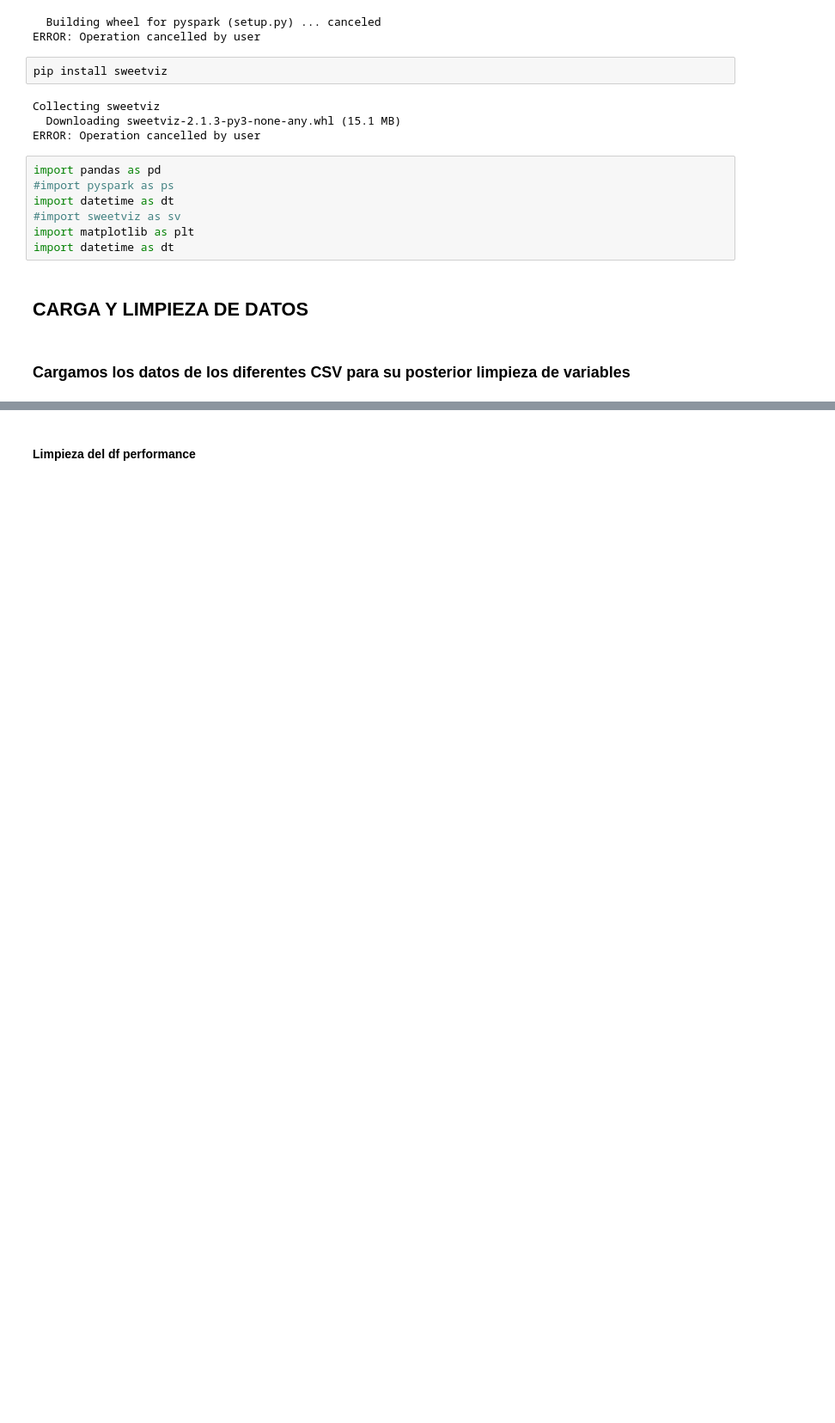
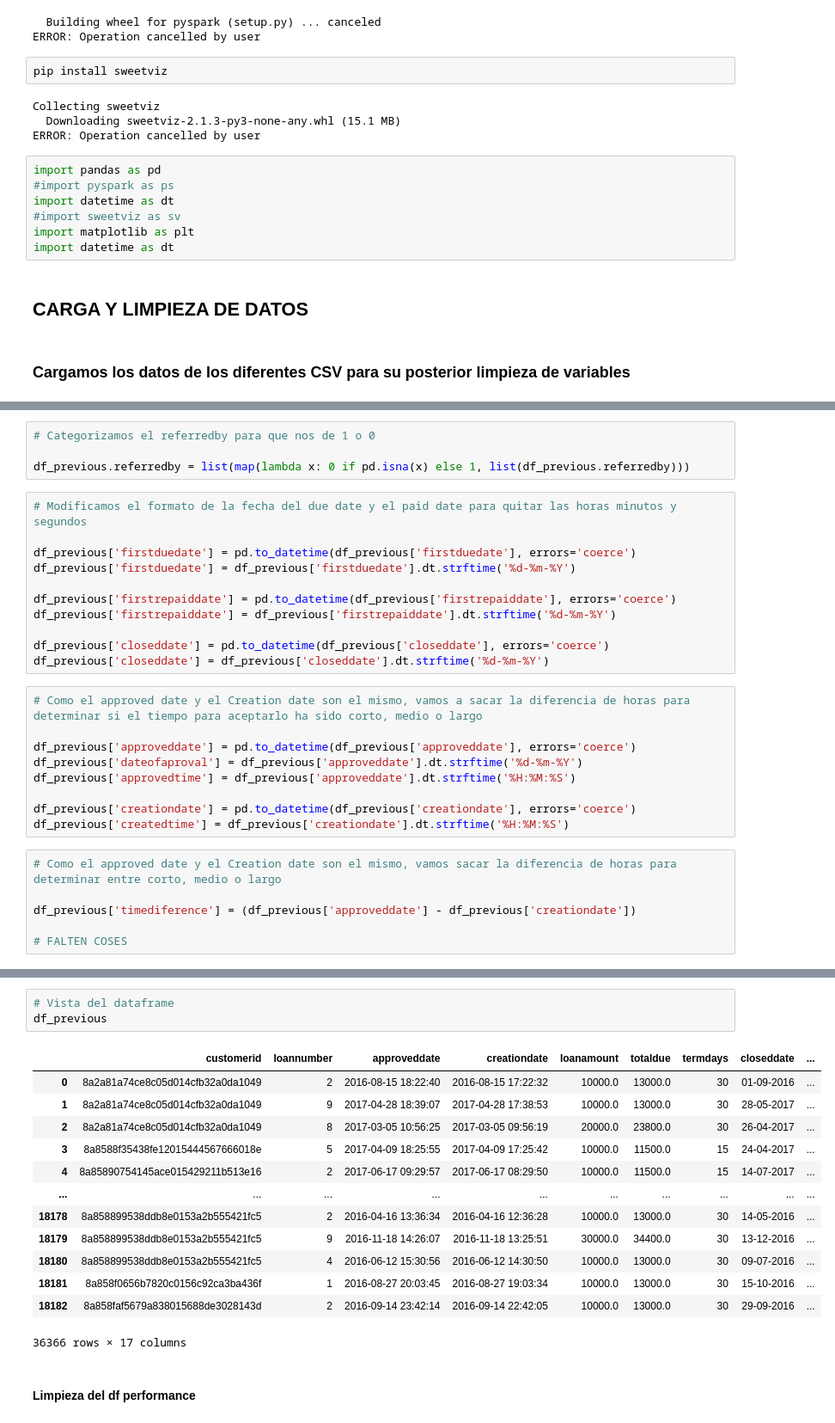
Before and after one commit to llunasanz/data-project-3, a Jupyter notebook: DataProject3LimpiezaDeDatos.ipynb, the cells around one changed output, grey strips where cells are left out. Shown: that part at 86% size. Saved outputs shown, nothing was run; the diff lists cells and outputs as text; blank space fills up the shorter version.

```diff
--- a/DataProject3LimpiezaDeDatos.ipynb
+++ b/DataProject3LimpiezaDeDatos.ipynb
@@ -42,0 +85,30 @@ df_previous = pd.concat([df_tr_previous, df_tr_performance], axis = 0)
+# %%
+# Categorizamos el referredby para que nos de 1 o 0
+
+df_previous.referredby = list(map(lambda x: 0 if pd.isna(x) else 1, list(df_previous.referredby)))
+# %%
+# Modificamos el formato de la fecha del due date y el paid date para quitar las horas minutos y segundos
+
+df_previous['firstduedate'] = pd.to_datetime(df_previous['firstduedate'], errors='coerce')
+df_previous['firstduedate'] = df_previous['firstduedate'].dt.strftime('%d-%m-%Y')
+
+df_previous['firstrepaiddate'] = pd.to_datetime(df_previous['firstrepaiddate'], errors='coerce')
+df_previous['firstrepaiddate'] = df_previous['firstrepaiddate'].dt.strftime('%d-%m-%Y')
+
+df_previous['closeddate'] = pd.to_datetime(df_previous['closeddate'], errors='coerce')
+df_previous['closeddate'] = df_previous['closeddate'].dt.strftime('%d-%m-%Y')
+# %%
+# Como el approved date y el Creation date son el mismo, vamos a sacar la diferencia de horas para determinar si el tiempo para aceptarlo ha sido corto, medio o largo
+
+df_previous['approveddate'] = pd.to_datetime(df_previous['approveddate'], errors='coerce')
+df_previous['dateofaproval'] = df_previous['approveddate'].dt.strftime('%d-%m-%Y')
+df_previous['approvedtime'] = df_previous['approveddate'].dt.strftime('%H:%M:%S')
+
+df_previous['creationdate'] = pd.to_datetime(df_previous['creationdate'], errors='coerce')
+df_previous['createdtime'] = df_previous['creationdate'].dt.strftime('%H:%M:%S')
+# %%
+# Como el approved date y el Creation date son el mismo, vamos sacar la diferencia de horas para determinar entre corto, medio o largo
+
+df_previous['timediference'] = (df_previous['approveddate'] - df_previous['creationdate'])
+
+# FALTEN COSES
@@ -43,3 +127,20 @@ df_previous = pd.concat([df_tr_previous, df_tr_performance], axis = 0)
+# %%
+# Vista del dataframe
+df_previous
+# %% [output]
+|  | customerid | loannumber | approveddate | creationdate | loanamount | totaldue | termdays | closeddate | ... |
+| 0 | 8a2a81a74ce8c05d014cfb32a0da1049 | 2 | 2016-08-15 18:22:40 | 2016-08-15 17:22:32 | 10000.0 | 13000.0 | 30 | 01-09-2016 | ... |
+| 1 | 8a2a81a74ce8c05d014cfb32a0da1049 | 9 | 2017-04-28 18:39:07 | 2017-04-28 17:38:53 | 10000.0 | 13000.0 | 30 | 28-05-2017 | ... |
+| 2 | 8a2a81a74ce8c05d014cfb32a0da1049 | 8 | 2017-03-05 10:56:25 | 2017-03-05 09:56:19 | 20000.0 | 23800.0 | 30 | 26-04-2017 | ... |
+| 3 | 8a8588f35438fe12015444567666018e | 5 | 2017-04-09 18:25:55 | 2017-04-09 17:25:42 | 10000.0 | 11500.0 | 15 | 24-04-2017 | ... |
+| 4 | 8a85890754145ace015429211b513e16 | 2 | 2017-06-17 09:29:57 | 2017-06-17 08:29:50 | 10000.0 | 11500.0 | 15 | 14-07-2017 | ... |
+| ... | ... | ... | ... | ... | ... | ... | ... | ... | ... |
+| 18178 | 8a858899538ddb8e0153a2b555421fc5 | 2 | 2016-04-16 13:36:34 | 2016-04-16 12:36:28 | 10000.0 | 13000.0 | 30 | 14-05-2016 | ... |
+| 18179 | 8a858899538ddb8e0153a2b555421fc5 | 9 | 2016-11-18 14:26:07 | 2016-11-18 13:25:51 | 30000.0 | 34400.0 | 30 | 13-12-2016 | ... |
+| 18180 | 8a858899538ddb8e0153a2b555421fc5 | 4 | 2016-06-12 15:30:56 | 2016-06-12 14:30:50 | 10000.0 | 13000.0 | 30 | 09-07-2016 | ... |
+| 18181 | 8a858f0656b7820c0156c92ca3ba436f | 1 | 2016-08-27 20:03:45 | 2016-08-27 19:03:34 | 10000.0 | 13000.0 | 30 | 15-10-2016 | ... |
+| 18182 | 8a858faf5679a838015688de3028143d | 2 | 2016-09-14 23:42:14 | 2016-09-14 22:42:05 | 10000.0 | 13000.0 | 30 | 29-09-2016 | ... |
+36366 rows × 17 columns
 # %% [markdown]
 #### Limpieza del df performance
 # %%
```
Also changed, not shown: parts of 33 cells of this notebook.
